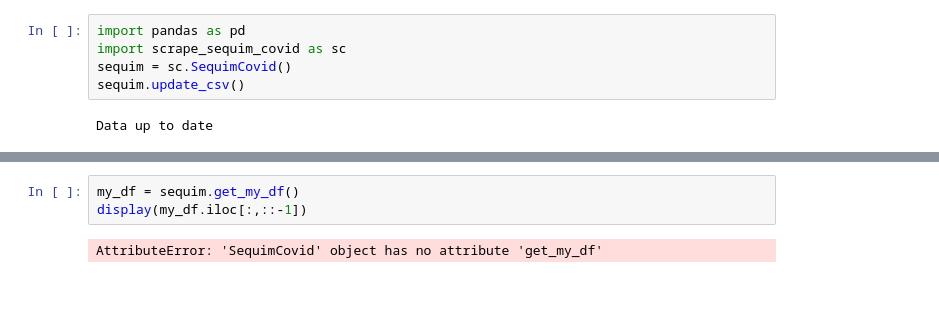
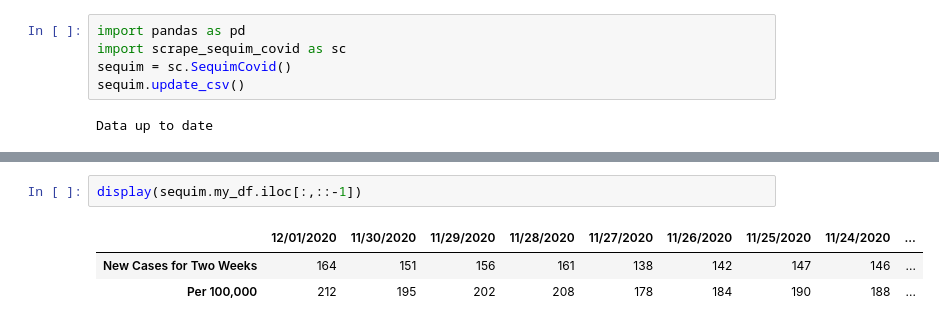
Before and after one commit to nbowd/sequimcovid, a Jupyter notebook: sequim_covid_data.ipynb, the cells around one changed output, grey strips where cells are left out. Cells and saved outputs as stored; diff of their text form; blank space fills up the shorter version.

```diff
--- a/sequim_covid_data.ipynb
+++ b/sequim_covid_data.ipynb
@@ -23,7 +23,8 @@ display(sequim.df.iloc[:,::-1])
 | Number of days rate <75/100,000 | 0 | 0 | 0 | 0 | NaN | NaN | NaN | NaN | ... |
 | Number of days rate <26/100,000 | 0 | 0 | 0 | 0 | NaN | NaN | NaN | NaN | ... |
 # %%
-my_df = sequim.get_my_df()
-display(my_df.iloc[:,::-1])
+display(sequim.my_df.iloc[:,::-1])
 # %% [output]
-AttributeError: 'SequimCovid' object has no attribute 'get_my_df'
+|  | 12/01/2020 | 11/30/2020 | 11/29/2020 | 11/28/2020 | 11/27/2020 | 11/26/2020 | 11/25/2020 | 11/24/2020 | ... |
+| New Cases for Two Weeks | 164 | 151 | 156 | 161 | 138 | 142 | 147 | 146 | ... |
+| Per 100,000 | 212 | 195 | 202 | 208 | 178 | 184 | 190 | 188 | ... |
```
